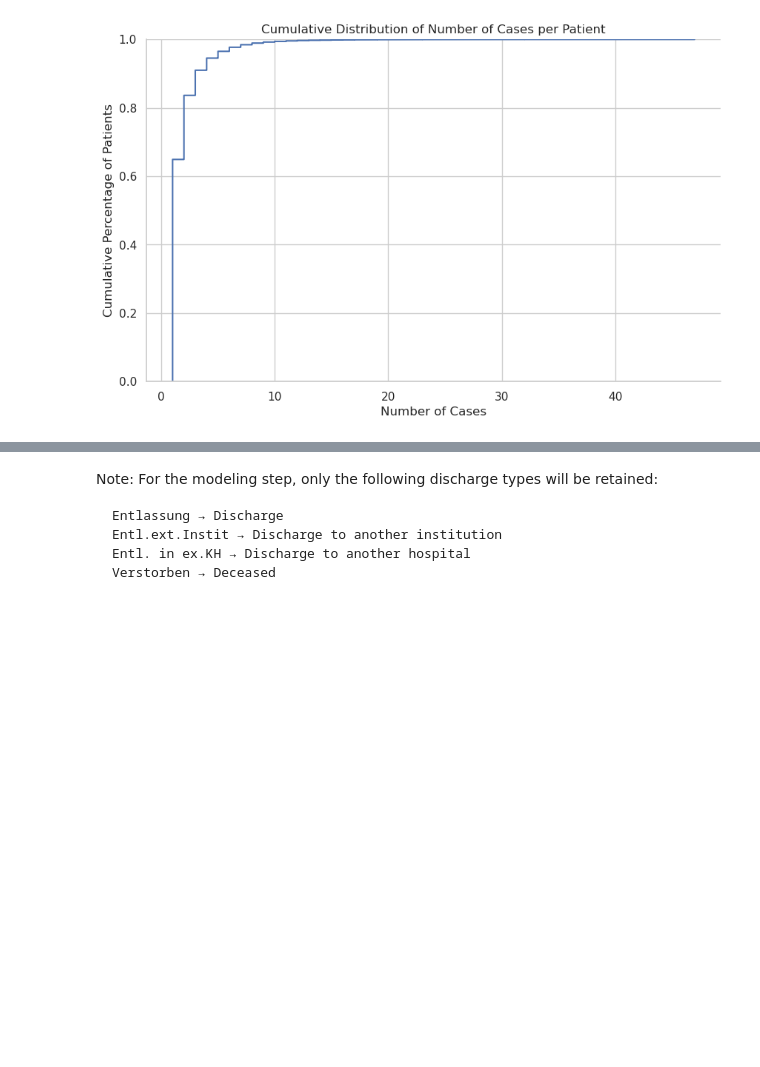
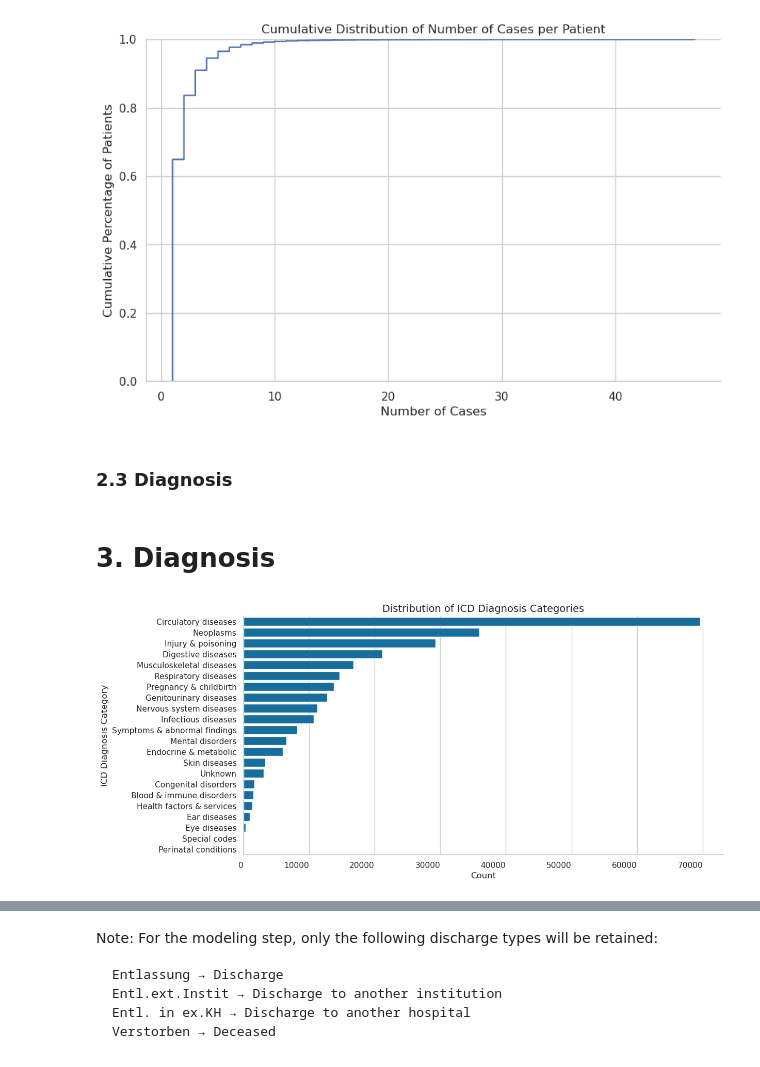
Before and after one commit to Yokopa/hospital-stay-discharge-prediction, a Jupyter notebook: code/4_eda_merged_data.ipynb, the cells around one changed output, grey strips where cells are left out. Cells and saved outputs as stored; diff of their text form; code cells hidden in the pictures; blank space fills up the shorter version.

```diff
--- a/code/4_eda_merged_data.ipynb
+++ b/code/4_eda_merged_data.ipynb
@@ -191,3 +191,24 @@ plt.ylabel('Cumulative Percentage of Patients')
 plt.show()
 # %% [output]
 [figure]
+# %% [markdown]
+### 2.3 Diagnosis
+# %% [markdown]
+# 3. Diagnosis
+# %%
+# Count occurrences of each diagnosis category
+category_counts = merged_data['diagnosis_category'].value_counts()
+
+# Plot bar chart
+plt.figure(figsize=(12, 6))
+sns.barplot(x=category_counts.values, y=category_counts.index)
+sns.despine()
+plt.xlabel("Count", fontsize=12, fontweight="normal")
+plt.ylabel("ICD Diagnosis Category", fontsize=12, fontweight="normal")
+plt.title("Distribution of ICD Diagnosis Categories", fontsize=14, fontweight="medium")
+plt.xticks(rotation=0, ha="right")
+
+# Show plot
+plt.show()
+# %% [output]
+[figure, added]
```
Also changed, not shown: parts of 8 cells of this notebook.
